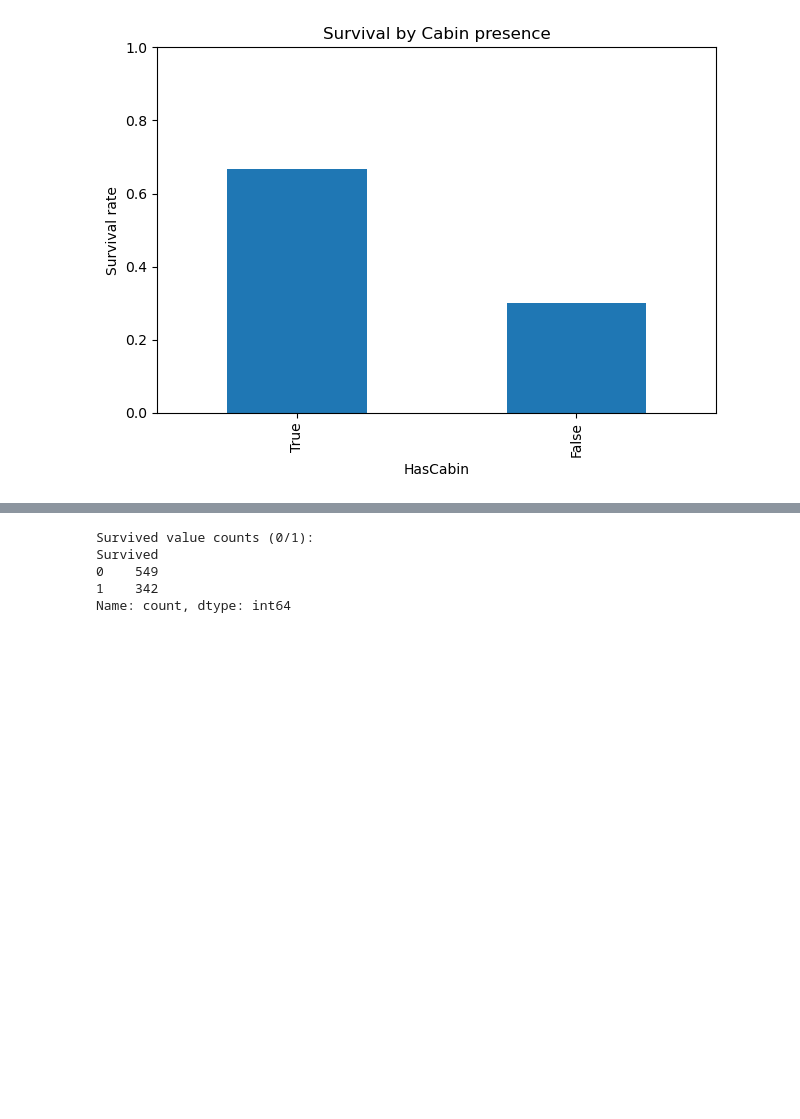
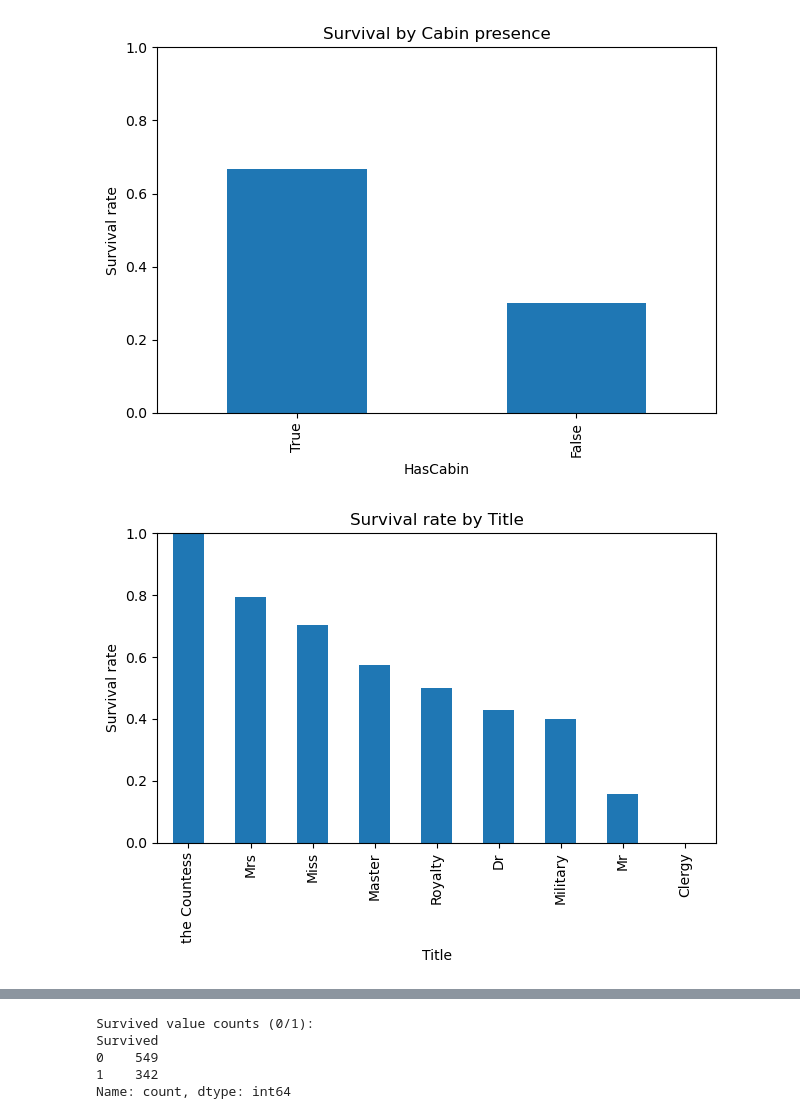
Before and after one commit to ZGT-Financial-Analytics/titanic, a Jupyter notebook: notebooks/02_eda.ipynb, the cells around one changed output, grey strips where cells are left out. Saved outputs shown, nothing was run; the diff lists cells and outputs as text; code cells hidden in the pictures; blank space fills up the shorter version.

```diff
--- a/notebooks/02_eda.ipynb
+++ b/notebooks/02_eda.ipynb
@@ -20,8 +41,8 @@ print(df.head())   # or display(df) in Jupyter
 # %%
 df["Title_raw"] = (
     df["Name"]
-      .str.extract(r",\s*([^\.]+)\.", expand=False)  # text between ',' and '.'
-      .str.strip()
+    .str.extract(r",\s*([^\.]+)\.", expand=False)  # text between ',' and '.'
+    .str.strip()
 )
 
 title_map = {
@@ -31,18 +52,15 @@ title_map = {
     "Miss": "Miss",
     "Master": "Master",
     "Ms": "Miss",
-
     # spellings / languages → common
     "Mlle": "Miss",
     "Mme": "Mrs",
-
     # professional / clergy / rank
     "Dr": "Dr",
     "Rev": "Clergy",
     "Col": "Military",
     "Major": "Military",
     "Capt": "Military",
-
     # nobility / honorifics
     "Sir": "Royalty",
     "Lady": "Royalty",
@@ -52,12 +70,18 @@ title_map = {
     "Jonkheer": "Royalty",
 }
 
-df["Title"] = df["Title_raw"].map(title_map).fillna(df["Title_raw"])  # default to itself if unseen
+df["Title"] = (
+    df["Title_raw"].map(title_map).fillna(df["Title_raw"])
+)  # default to itself if unseen
 
 with pd.option_context(
-    "display.max_rows", None,
-    "display.max_columns", None,
-    "display.width", None,
-    "display.max_colwidth", None,
+    "display.max_rows",
+    None,
+    "display.max_columns",
+    None,
+    "display.width",
+    None,
+    "display.max_colwidth",
+    None,
 ):
     print(df["Title"])
@@ -64,4 +106,5 @@ with pd.option_context(
 # %%
+df.drop(columns=["Title_raw"], inplace=True)
 print("Shape:", df.shape)  # expect (891, 12)
 print("\nInfo():")
 df.info()
@@ -100,3 +258,8 @@ df["HasCabin"] = df["Cabin"].notna()
 plot_rate(df.groupby("HasCabin")["Survived"].mean(), "Survival by Cabin presence")
 # %% [output]
 [figure]
+# %%
+rate_by_title = df.groupby("Title")["Survived"].mean()
+plot_rate(rate_by_title, "Survival rate by Title")
+# %% [output]
+[figure, added]
```
Also changed, not shown: parts of 15 cells of this notebook.
